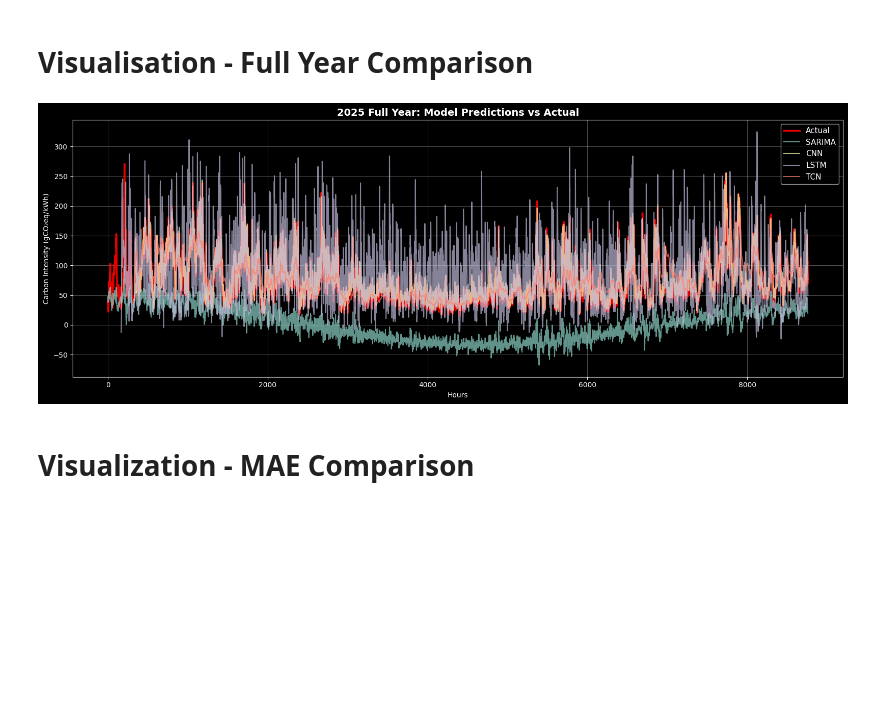
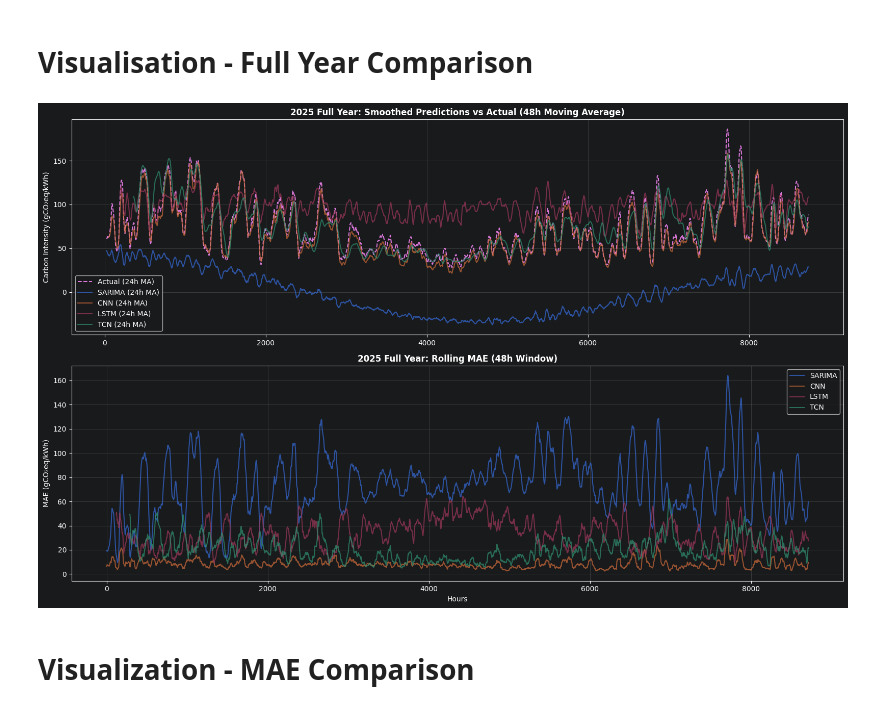
Before and after one commit to The-European-Avengers/MAJJ-ADL-eris, a Jupyter notebook: ml/model_comparison.ipynb, the cells around one changed output. Saved outputs shown, nothing was run; the diff lists cells and outputs as text; code cells hidden in the pictures; blank space fills up the shorter version.

Commit message:
Improved model comparison

```diff
--- a/ml/model_comparison.ipynb
+++ b/ml/model_comparison.ipynb
@@ -224,8 +237,8 @@ try:
     config = MODEL_CONFIG['LSTM']
 
     scaler_params['LSTM'] = {
-        'target_mean': np.array(lstm_scaler_raw['mean']),
-        'target_scale': np.array(lstm_scaler_raw['scale'])
+        'target_mean': np.array(lstm_scaler_raw['target_mean']),
+        'target_scale': np.array(lstm_scaler_raw['target_scale'])
     }
 
     # Get LSTM's features including target
@@ -385 +398,16 @@ LSTM       35.2840      46.0052      53.80     % -0.4889    8593
 TCN        20.4913      26.5918      33.88     % 0.4966     8425
+# %%
+full_year_preds = {
+    'SARIMA': predictions.get('SARIMA'),
+    'CNN': predictions.get('CNN'),
+    'LSTM': predictions.get('LSTM'),
+    'TCN': predictions.get('TCN')
+}
+
+# Verify all are present and full-length
+print("\n✓ Saved full-year predictions:")
+for model_name in ['SARIMA', 'CNN', 'LSTM', 'TCN']:
+    if full_year_preds[model_name] is not None:
+        print(f"  {model_name}: {len(full_year_preds[model_name])} predictions")
+    else:
+        print(f"  {model_name}: NONE")
@@ -386,23 +420,63 @@ TCN        20.4913      26.5918      33.88     % 0.4966     8425
 # %% [markdown]
 # Visualisation - Full Year Comparison
 # %%
-fig, ax = plt.subplots(figsize=(16, 6))
+window_smooth = 48
+window_mae = 48
 
-ax.plot(range(len(y_test_actual)), y_test_actual, label='Actual', linewidth=2.5, color='red', alpha=0.9)
+fig, (ax1, ax2) = plt.subplots(2, 1, figsize=(16, 10))
+
+# Top: Smoothed predictions vs actual
+smoothed_actual = pd.Series(y_test_actual).rolling(window=window_smooth, center=True).mean()
+ax1.plot(range(len(smoothed_actual)), smoothed_actual, label='Actual (24h MA)',
+         linewidth=1.5, color='violet', linestyle='dashed', alpha=0.9)
+
 for model_name in ['SARIMA', 'CNN', 'LSTM', 'TCN']:
-    if predictions.get(model_name) is not None:
-        ax.plot(range(len(predictions[model_name])), predictions[model_name],
-                label=model_name, alpha=0.7, linewidth=1.5)
+    if full_year_preds[model_name] is not None:
+        pred_series = pd.Series(full_year_preds[model_name])
+        smoothed_pred = pred_series.rolling(window=window_smooth, center=True).mean()
+        ax1.plot(range(len(smoothed_pred)), smoothed_pred,
+                label=f'{model_name} (24h MA)', alpha=0.7, linewidth=1.5)
 
-ax.set_title('2025 Full Year: Model Predictions vs Actual', fontsize=14, fontweight='bold')
-ax.set_xlabel('Hours')
-ax.set_ylabel('Carbon Intensity (gCO₂eq/kWh)')
-ax.legend(loc='best', fontsize=11)
-ax.grid(True, alpha=0.3)
+ax1.set_title('2025 Full Year: Smoothed Predictions vs Actual (48h Moving Average)',
+              fontsize=12, fontweight='bold')
+ax1.set_ylabel('Carbon Intensity (gCO₂eq/kWh)')
+ax1.legend(loc='best', fontsize=10)
+ax1.grid(True, alpha=0.3)
+
+# Bottom: Rolling MAE
+for model_name in ['SARIMA', 'CNN', 'LSTM', 'TCN']:
+    if full_year_preds[model_name] is not None:
+        pred = np.asarray(full_year_preds[model_name], dtype=np.float32)
+        rolling_mae = []
+
+        for i in range(len(y_test_actual) - window_mae):
+            window_actual = y_test_actual[i:i+window_mae].astype(np.float32)
+            window_pred = pred[i:i+window_mae].astype(np.float32)
+
+            valid_mask = ~np.isnan(window_pred)
+
+            if np.sum(valid_mask) > 0:
+                mae = mean_absolute_error(
+                    window_actual[valid_mask],
+                    window_pred[valid_mask]
+                )
+                rolling_mae.append(mae)
+            else:
+                rolling_mae.append(np.nan)
+
+        ax2.plot(range(len(rolling_mae)), rolling_mae, label=model_name,
+                alpha=0.7, linewidth=1.5)
+
+ax2.set_title('2025 Full Year: Rolling MAE (48h Window)', fontsize=12, fontweight='bold')
+ax2.set_xlabel('Hours')
+ax2.set_ylabel('MAE (gCO₂eq/kWh)')
+ax2.legend(loc='best', fontsize=10)
+ax2.grid(True, alpha=0.3)
+
 plt.tight_layout()
 plt.show()
 # %% [output]
-[figure, old version]
+[figure, new version]
 # %% [markdown]
 # Visualization - MAE Comparison
 # %%
```
Also changed, not shown: parts of 10 cells of this notebook, 1 other file.
